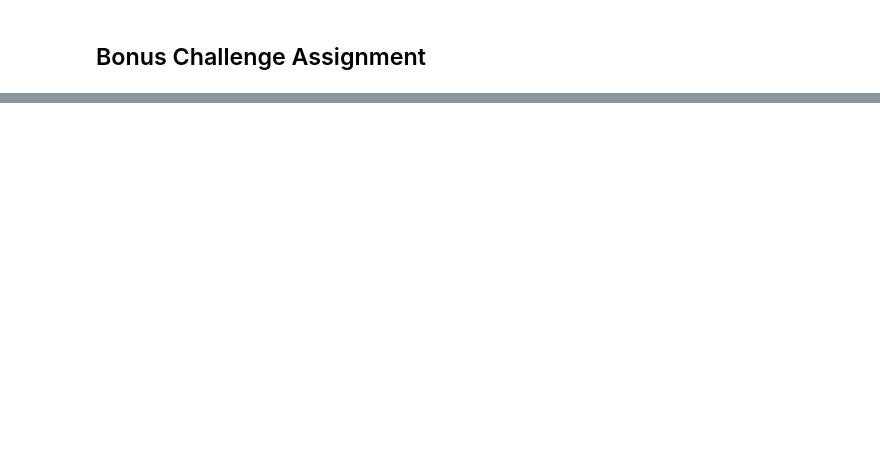
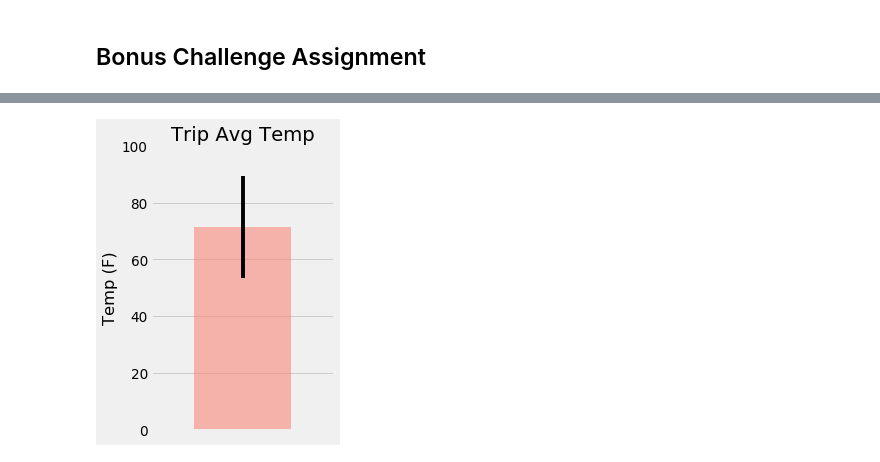
Before and after one commit to gitgranthub/sqlalchemy-challenge, a Jupyter notebook: climate_analysis.ipynb, the cells around one changed output, grey strips where cells are left out. Cells and saved outputs as stored; diff of their text form; code cells hidden in the pictures; blank space fills up the shorter version.

```diff
--- a/climate_analysis.ipynb
+++ b/climate_analysis.ipynb
@@ -280,8 +284,26 @@ print(calc_temps('2012-02-28', '2012-03-05'))
 # %%
 # Plot the results from your previous query as a bar chart.
 # Use "Trip Avg Temp" as your Title
 # Use the average temperature for the y value
 # Use the peak-to-peak (tmax-tmin) value as the y error bar (yerr)
+
+x_pos = [0]
+y_pos = [temp_stats[1]]
+error = [(temp_stats[2] - temp_stats[0])]
+
+plt.figure(figsize=(3, 5), dpi=70)
+plt.bar(x_pos,y_pos,color='salmon', yerr=error, alpha=.55)
+plt.xlim(-0.75,0.75)
+plt.title("Trip Avg Temp")
+plt.ylabel("Temp (F)")
+plt.ylim(0, 100)
+plt.tick_params(axis='x',which='both',bottom=False,top=False,labelbottom=False)
+plt.grid(which='major', axis='x', linestyle='')
+plt.grid(which='major', axis='y', linestyle='-')
+plt.savefig('images/temperature.png', bbox_inches = 'tight', dpi=150)
+plt.show()
+# %% [output]
+[figure, added]
 # %%
 # Calculate the total amount of rainfall per weather station for your trip dates using the previous year's matching dates.
 # Sort this in descending order by precipitation amount and list the station, name, latitude, longitude, and elevation
```
Also changed, not shown: parts of 8 cells of this notebook, 5 other files.
